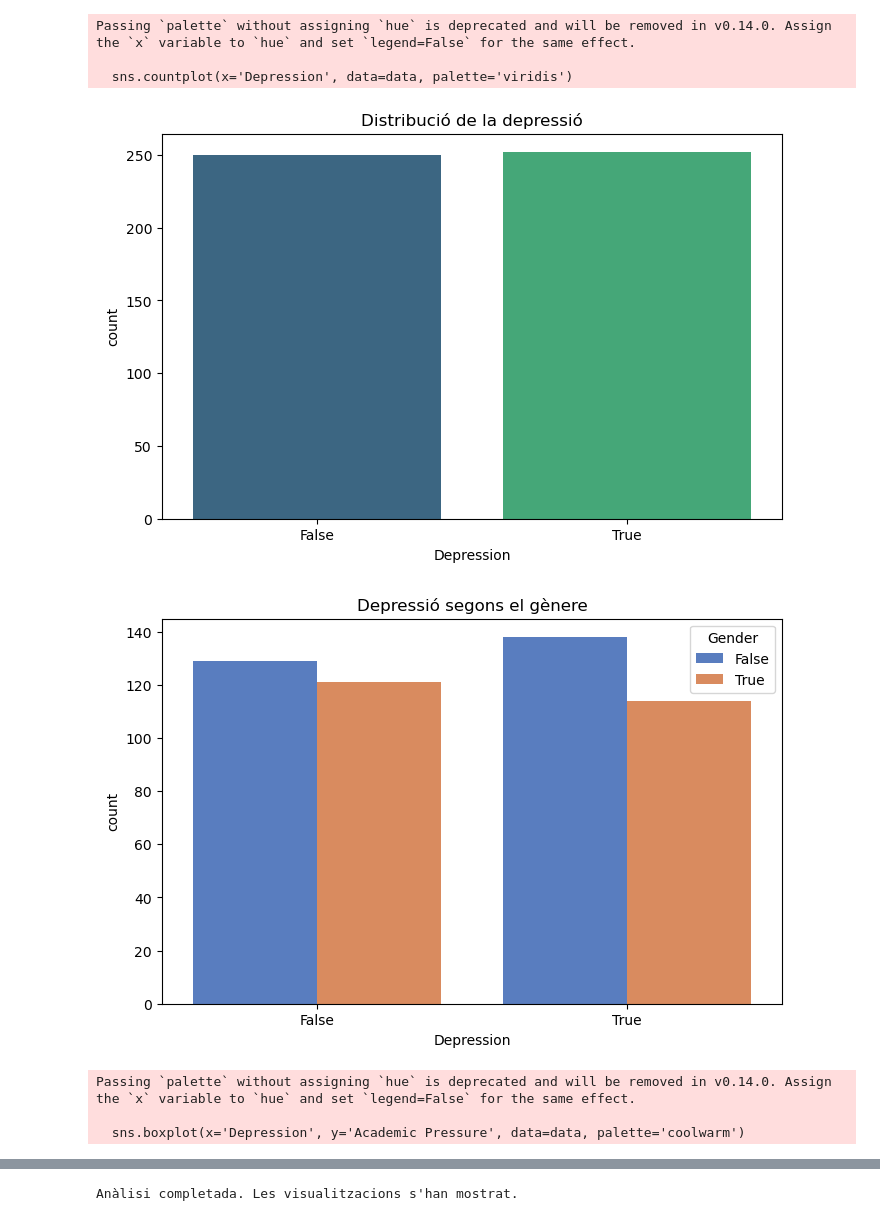
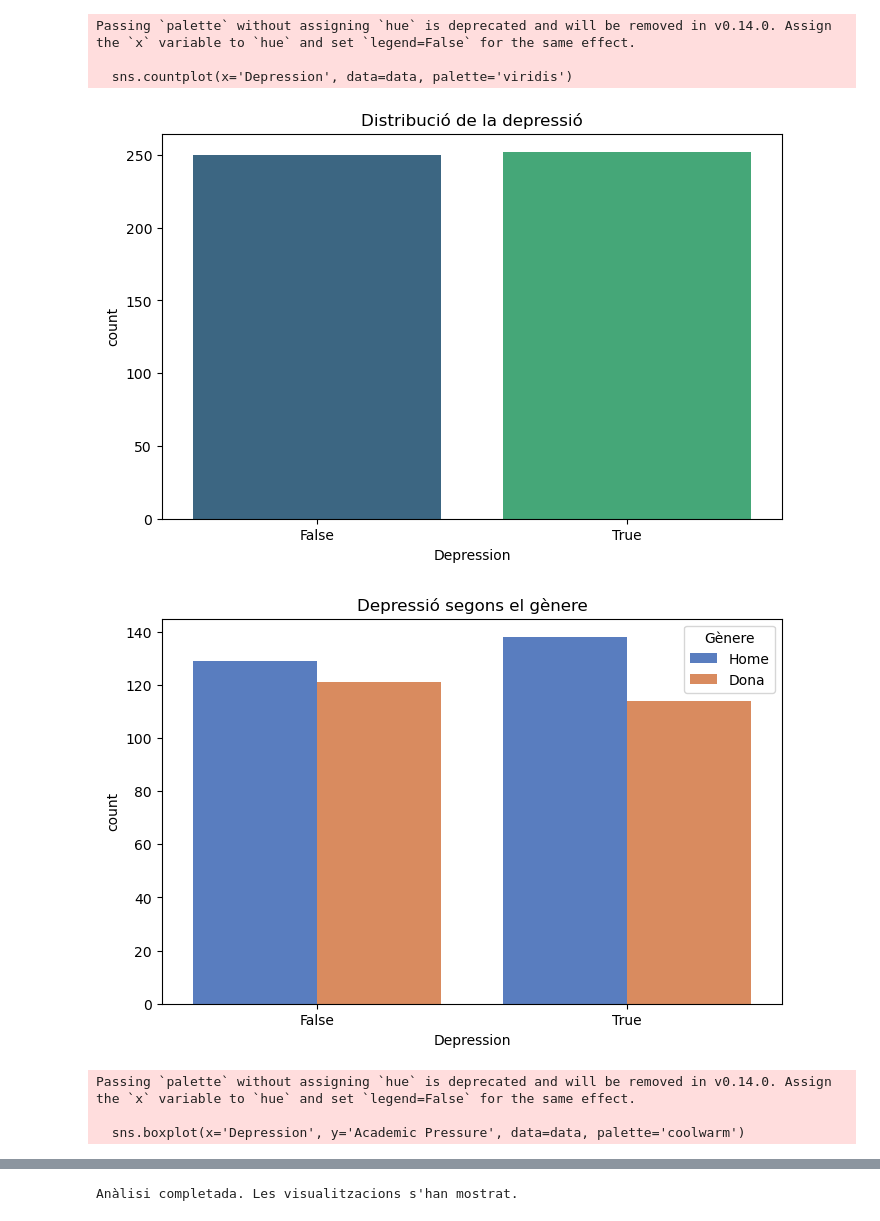
Before and after one commit to Azogue99/Activitat_4_Python_Dataset_Hernandez_Garzon_Azogue_Li, a Jupyter notebook: Notebook_Depression_Student_Jiawen.ipynb, the cells around one changed output, grey strips where cells are left out. Drawn from its saved outputs; the diff is of its cells as text; code cells hidden in the pictures.

```diff
--- a/Notebook_Depression_Student_Jiawen.ipynb
+++ b/Notebook_Depression_Student_Jiawen.ipynb
@@ -62,10 +62,11 @@ sns.countplot(x='Depression', data=data, palette='viridis')
 plt.title('Distribució de la depressió')
 plt.show()
 
-# Analitzar l'impacte del gènere en la depressió
+## Analitzar l'impacte del gènere en la depressió
 plt.figure(figsize=(8, 5))
 sns.countplot(x='Depression', hue='Gender', data=data, palette='muted')
 plt.title('Depressió segons el gènere')
+plt.legend(title='Gènere', labels=['Home', 'Dona'])  # Actualitzar etiquetes de la llegenda
 plt.show()
 
 # Analitzar la relació entre la pressió acadèmica i la depressió
@@ -98,34 +99,34 @@ plt.figure(figsize=(10, 6))
 sns.countplot(x='Depression', hue='Dietary Habits', data=data, palette='husl')
 plt.title('Depressió segons els hàbits alimentaris')
 plt.xticks([0, 1], ['Sense depressió', 'Depressió'])  # Assegurar que l'eix de la depressió estigui etiquetat
 plt.legend(title='Hàbits alimentaris', labels=['Poc saludable', 'Saludable'])  # Ajustar les etiquetes de la llegenda
 plt.show()
 
 # Resum
 print("\nAnàlisi completada. Les visualitzacions s'han mostrat.")
 # %% [output]
 Primeres files del conjunt de dades:
    Gender  Age  Academic Pressure  Study Satisfaction     Sleep Duration  \
 0    Male   28                2.0                 4.0          7-8 hours
 1    Male   28                4.0                 5.0          5-6 hours
 2    Male   25                1.0                 3.0          5-6 hours
 3    Male   23                1.0                 4.0  More than 8 hours
 4  Female   31                1.0                 5.0  More than 8 hours
 
   Dietary Habits Have you ever had suicidal thoughts ?  Study Hours  \
 0       Moderate                                   Yes            9
 1        Healthy                                   Yes            7
 2      Unhealthy                                   Yes           10
 ... (40 lines left out)
 Financial Stress                         0
 Family History of Mental Illness         0
 Depression                               0
 dtype: int64
 Passing `palette` without assigning `hue` is deprecated and will be removed in v0.14.0. Assign the `x` variable to `hue` and set `legend=False` for the same effect.
 
   sns.countplot(x='Depression', data=data, palette='viridis')
 [figure]
-[figure, old version]
+[figure, new version]
 Passing `palette` without assigning `hue` is deprecated and will be removed in v0.14.0. Assign the `x` variable to `hue` and set `legend=False` for the same effect.
 
   sns.boxplot(x='Depression', y='Academic Pressure', data=data, palette='coolwarm')
```
